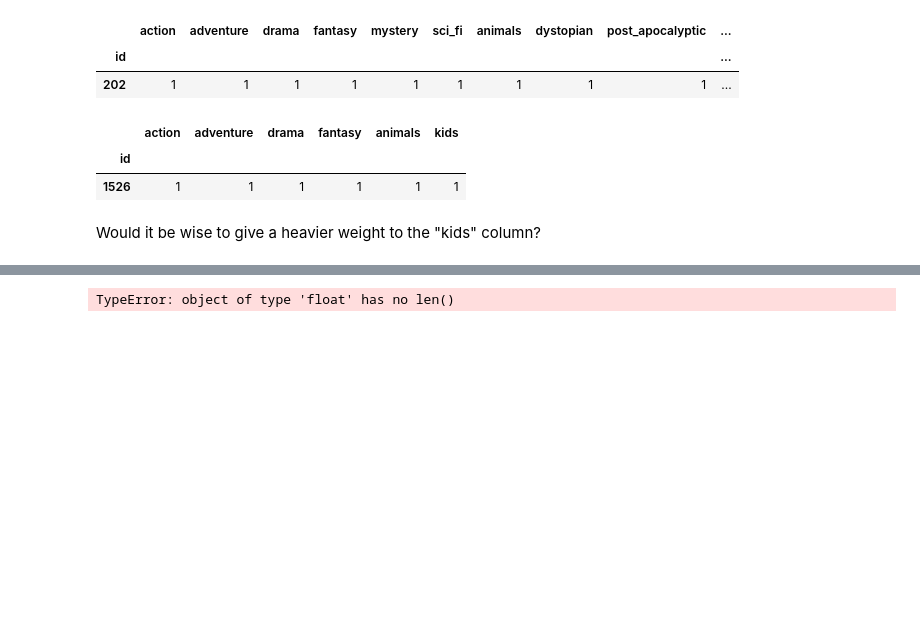
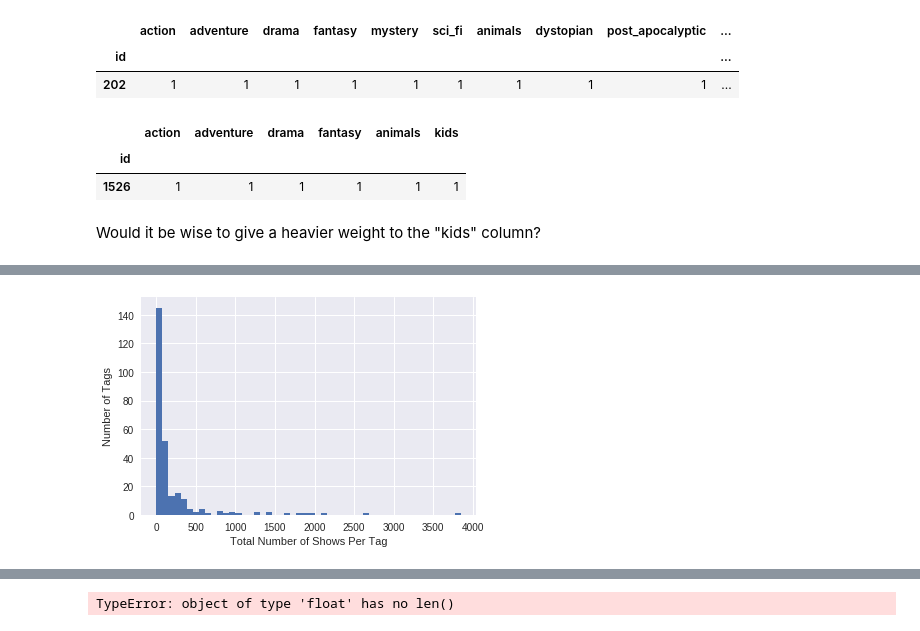
Before and after one commit to sn-ekstrand/content-based-anime-recommender, a Jupyter notebook: initial_eda.ipynb, the cells around one changed output, grey strips where cells are left out. Saved outputs shown, nothing was run; the diff lists cells and outputs as text; code cells hidden in the pictures; blank space fills up the shorter version.

Commit message:
reevaluated number of anime per feature

```diff
--- a/initial_eda.ipynb
+++ b/initial_eda.ipynb
@@ -318,0 +331,6 @@ Would it be wise to give a heavier weight to the "kids" column?
+# %%
+plt.hist(total_per_feature, bins=50)
+plt.ylabel('Number of Tags')
+plt.xlabel('Total Number of Shows Per Tag');
+# %% [output]
+[figure, added]
```
Also changed, not shown: parts of 5 cells of this notebook.
